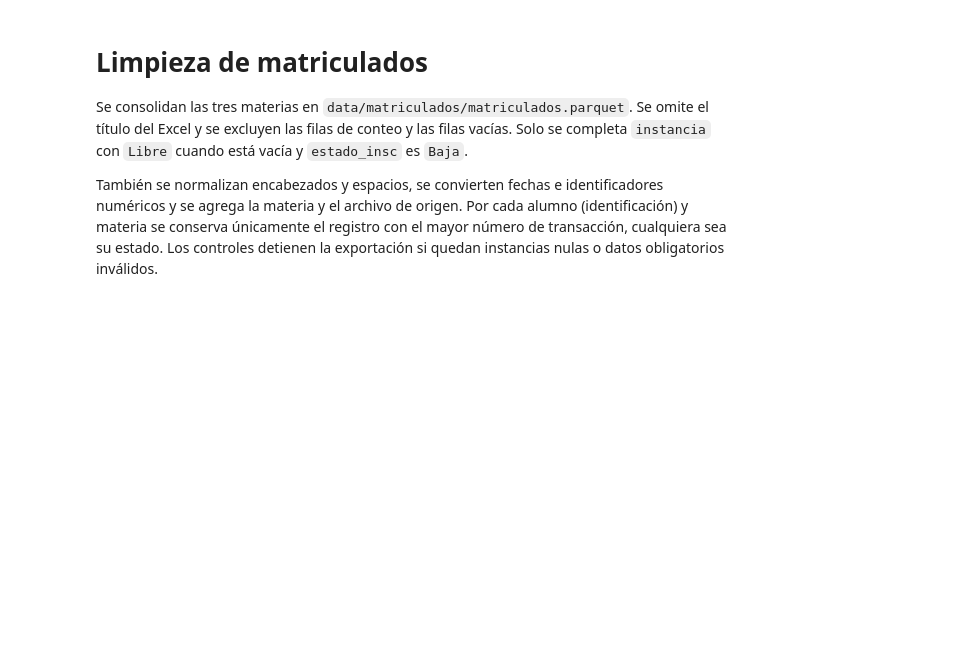
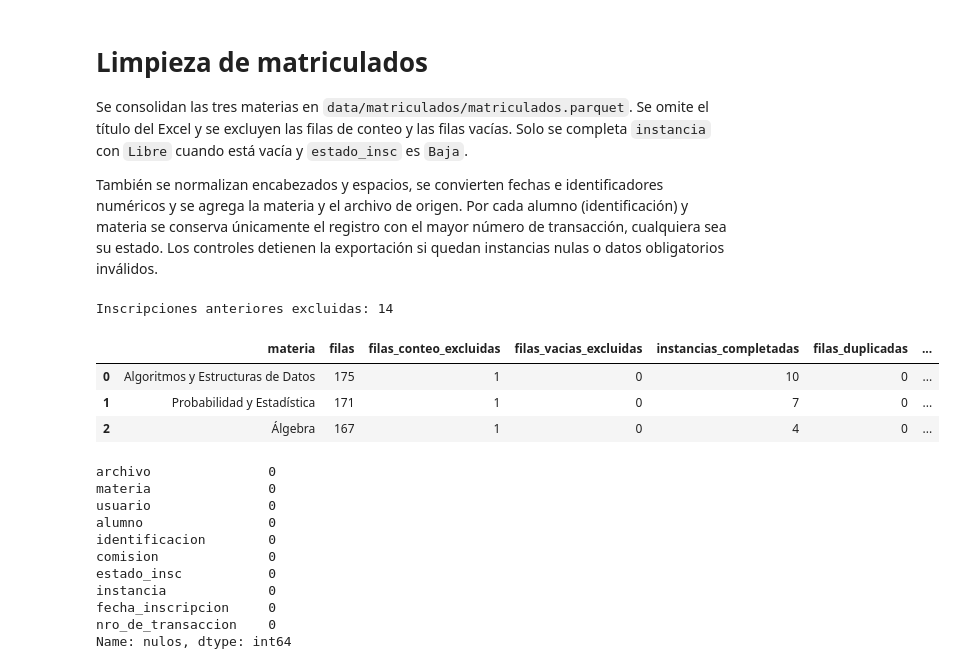
Before and after one commit to aronfraga/py.tpf.business.analytics, a Jupyter notebook: jupyter/matriculados.ipynb, the cells around one changed output. Cells and saved outputs as stored; diff of their text form; code cells hidden in the pictures; blank space fills up the shorter version.

```diff
--- a/jupyter/matriculados.ipynb
+++ b/jupyter/matriculados.ipynb
@@ -52,35 +57,56 @@ for archivo in archivos:
     for columna in ['alumno', 'identificacion', 'estado_insc', 'instancia']:
         df[columna] = df[columna].astype('string')
 
+    # Clave de estudiante con formato ALU_xxxx
+    df['usuario'] = estandarizar_usuario(df['identificacion'], archivo.name)
+
     nulos = df[columnas].isna().sum()
     if nulos.any():
         raise ValueError(f'{archivo.name}: quedan nulos que requieren revisión: {nulos[nulos > 0].to_dict()}')
 
     df['materia'] = archivo.stem
     df['archivo'] = archivo.name
     resumen.append({
         'materia': archivo.stem, 'filas': len(df),
         'filas_conteo_excluidas': int(es_conteo.sum()),
         'filas_vacias_excluidas': int(es_vacia.sum()),
         'instancias_completadas': int(completar.sum()),
         'filas_duplicadas': int(df.duplicated().sum()),
         'identificaciones_repetidas': int(df['identificacion'].duplicated().sum()),
         'transacciones_repetidas': int(df['nro_de_transaccion'].duplicated().sum()),
     })
     dfs.append(df)
 
-df_matriculados = pd.concat(dfs, ignore_index=True)[['archivo', 'materia', *columnas]]
+# Se agrega 'usuario' al orden de columnas
+df_matriculados = pd.concat(dfs, ignore_index=True)[['archivo', 'materia', 'usuario', *columnas]]
 # La última inscripción se determina por transacción, dentro de cada alumno y materia.
 filas_antes = len(df_matriculados)
 df_matriculados = (df_matriculados
                    .sort_values('nro_de_transaccion', kind='stable')
-                   .drop_duplicates(subset=['materia', 'identificacion'], keep='last')
+                   .drop_duplicates(subset=['materia', 'usuario'], keep='last')  # 'usuario' en vez de 'identificacion'
                    .sort_index().reset_index(drop=True))
 print(f'Inscripciones anteriores excluidas: {filas_antes - len(df_matriculados)}')
 resumen_limpieza = pd.DataFrame(resumen)
 resumen_limpieza['filas_exportadas'] = resumen_limpieza['materia'].map(df_matriculados.groupby('materia').size())
 display(resumen_limpieza)
 display(df_matriculados.isna().sum().rename('nulos'))
+# %% [output]
+Inscripciones anteriores excluidas: 14
+|  | materia | filas | filas_conteo_excluidas | filas_vacias_excluidas | instancias_completadas | filas_duplicadas | ... |
+| 0 | Algoritmos y Estructuras de Datos | 175 | 1 | 0 | 10 | 0 | ... |
+| 1 | Probabilidad y Estadística | 171 | 1 | 0 | 7 | 0 | ... |
+| 2 | Álgebra | 167 | 1 | 0 | 4 | 0 | ... |
+archivo               0
+materia               0
+usuario               0
+alumno                0
+identificacion        0
+comision              0
+estado_insc           0
+instancia             0
+fecha_inscripcion     0
+nro_de_transaccion    0
+Name: nulos, dtype: int64
 # %%
 salida = carpeta / 'matriculados.parquet'
 df_matriculados.to_parquet(salida, index=False)
```
Also changed, not shown: parts of 2 cells of this notebook, 9 other files.
